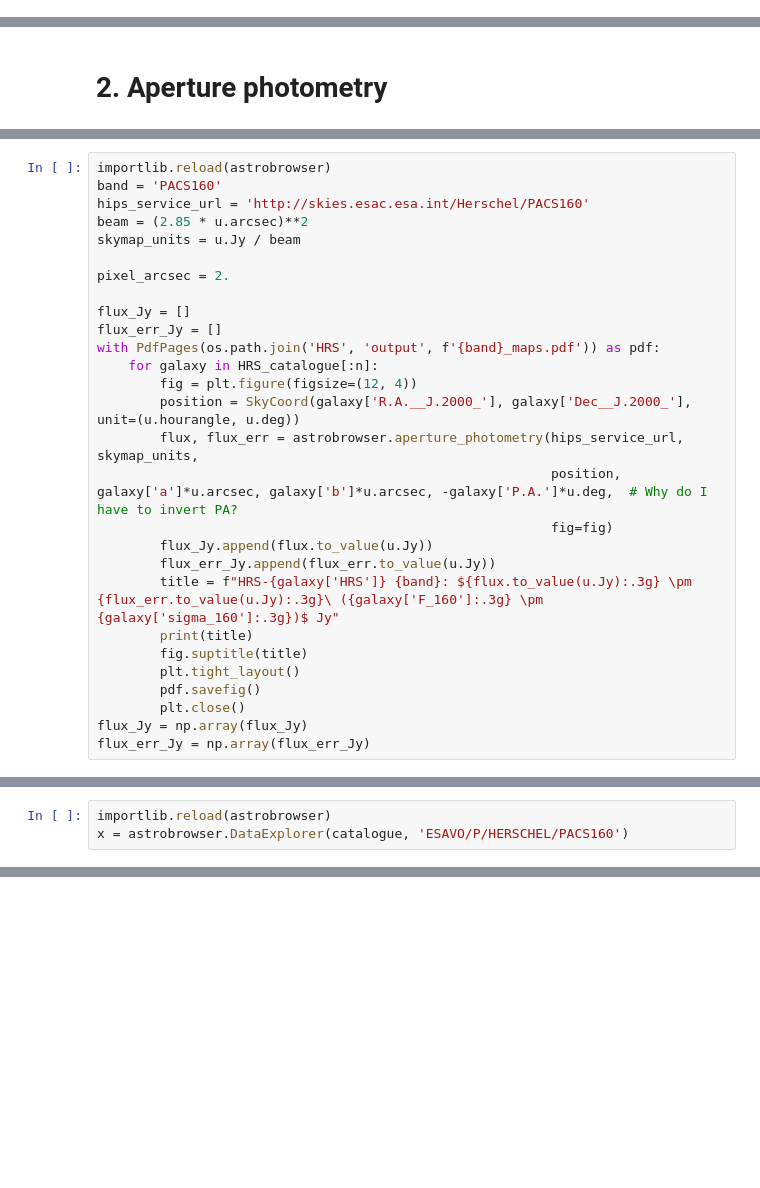
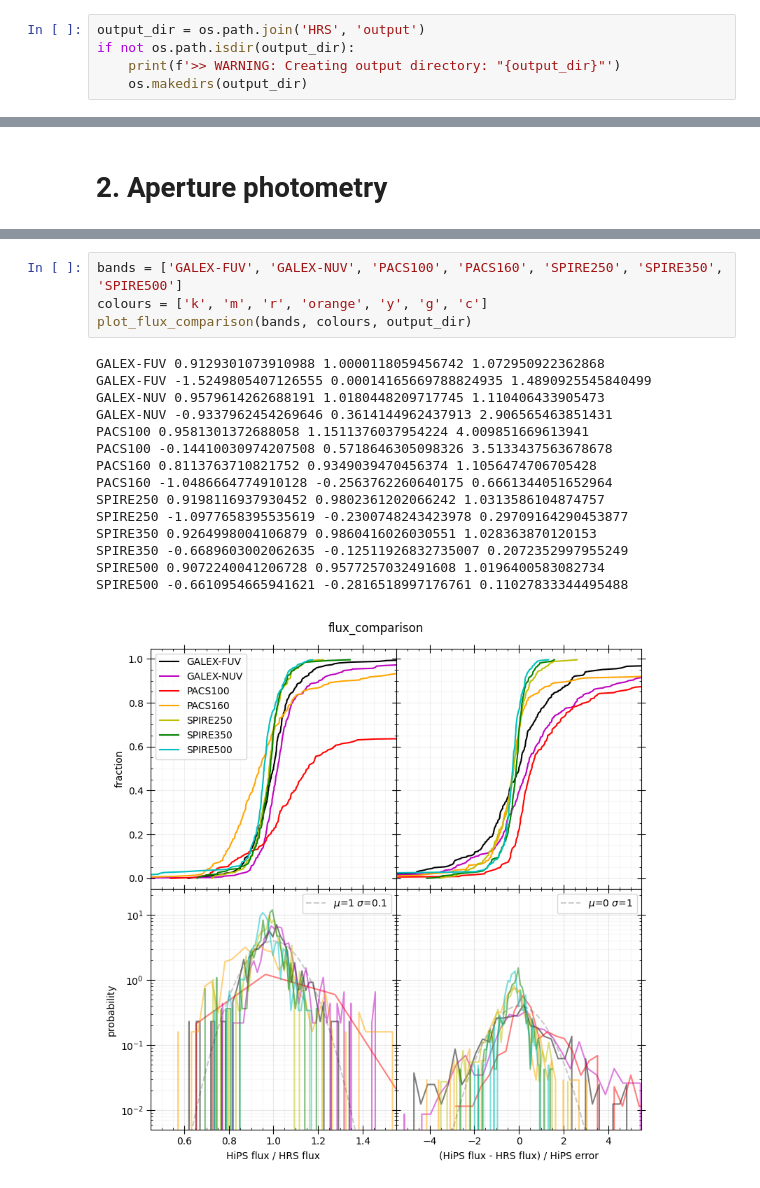
Before and after one commit to paranoya/astrobrowser, a Jupyter notebook: HRS.ipynb, the cells around one changed output, grey strips where cells are left out. Drawn from its saved outputs; the diff is of its cells as text; blank space fills up the shorter version.

```diff
--- a/HRS.ipynb
+++ b/HRS.ipynb
@@ -21 +46,6 @@ import importlib
+# %%
+output_dir = os.path.join('HRS', 'output')
+if not os.path.isdir(output_dir):
+    print(f'>> WARNING: Creating output directory: "{output_dir}"')
+    os.makedirs(output_dir)
 # %% [markdown]
@@ -35,28 +154,0 @@ print(f'Considering the first {n} galaxies')
-# %%
-importlib.reload(astrobrowser)
-band = 'PACS160'
-hips_service_url = 'http://skies.esac.esa.int/Herschel/PACS160'
-beam = (2.85 * u.arcsec)**2
-skymap_units = u.Jy / beam
-
-pixel_arcsec = 2.
-
-flux_Jy = []
-flux_err_Jy = []
-with PdfPages(os.path.join('HRS', 'output', f'{band}_maps.pdf')) as pdf:
-    for galaxy in HRS_catalogue[:n]:
-        fig = plt.figure(figsize=(12, 4))
-        position = SkyCoord(galaxy['R.A.__J.2000_'], galaxy['Dec__J.2000_'],  unit=(u.hourangle, u.deg))
-        flux, flux_err = astrobrowser.aperture_photometry(hips_service_url, skymap_units,
-                                                          position, galaxy['a']*u.arcsec, galaxy['b']*u.arcsec, -galaxy['P.A.']*u.deg,  # Why do I have to invert PA?
-                                                          fig=fig)
-        flux_Jy.append(flux.to_value(u.Jy))
-        flux_err_Jy.append(flux_err.to_value(u.Jy))
-        title = f"HRS-{galaxy['HRS']} {band}: ${flux.to_value(u.Jy):.3g} \pm {flux_err.to_value(u.Jy):.3g}\ ({galaxy['F_160']:.3g} \pm {galaxy['sigma_160']:.3g})$ Jy"
-        print(title)
-        fig.suptitle(title)
-        plt.tight_layout()
-        pdf.savefig()
-        plt.close()
-flux_Jy = np.array(flux_Jy)
-flux_err_Jy = np.array(flux_err_Jy)
@@ -164,3 +154,0 @@ Select the maps for this galaxy:
-# %%
-importlib.reload(astrobrowser)
-x = astrobrowser.DataExplorer(catalogue, 'ESAVO/P/HERSCHEL/PACS160')
@@ -206,0 +561,20 @@ x.header['CDELT1']*3600
+# %%
+bands = ['GALEX-FUV', 'GALEX-NUV', 'PACS100', 'PACS160', 'SPIRE250', 'SPIRE350', 'SPIRE500']
+colours = ['k', 'm', 'r', 'orange', 'y', 'g', 'c']
+plot_flux_comparison(bands, colours, output_dir)
+# %% [output]
+GALEX-FUV 0.9129301073910988 1.0000118059456742 1.072950922362868
+GALEX-FUV -1.5249805407126555 0.00014165669788824935 1.4890925545840499
+GALEX-NUV 0.9579614262688191 1.0180448209717745 1.110406433905473
+GALEX-NUV -0.9337962454269646 0.3614144962437913 2.906565463851431
+PACS100 0.9581301372688058 1.1511376037954224 4.009851669613941
+PACS100 -0.14410030974207508 0.5718646305098326 3.5133437563678678
+PACS160 0.8113763710821752 0.9349039470456374 1.1056474706705428
+PACS160 -1.0486664774910128 -0.2563762260640175 0.6661344051652964
+SPIRE250 0.9198116937930452 0.9802361202066242 1.0313586104874757
+SPIRE250 -1.0977658395535619 -0.2300748243423978 0.29709164290453877
+SPIRE350 0.9264998004106879 0.9860416026030551 1.028363870120153
+SPIRE350 -0.6689603002062635 -0.12511926832735007 0.2072352997955249
+SPIRE500 0.9072240041206728 0.9577257032491608 1.0196400583082734
+SPIRE500 -0.6610954665941621 -0.2816518997176761 0.11027833344495488
+[figure, added]
```
Also changed, not shown: parts of 42 cells of this notebook, 1 other file.
